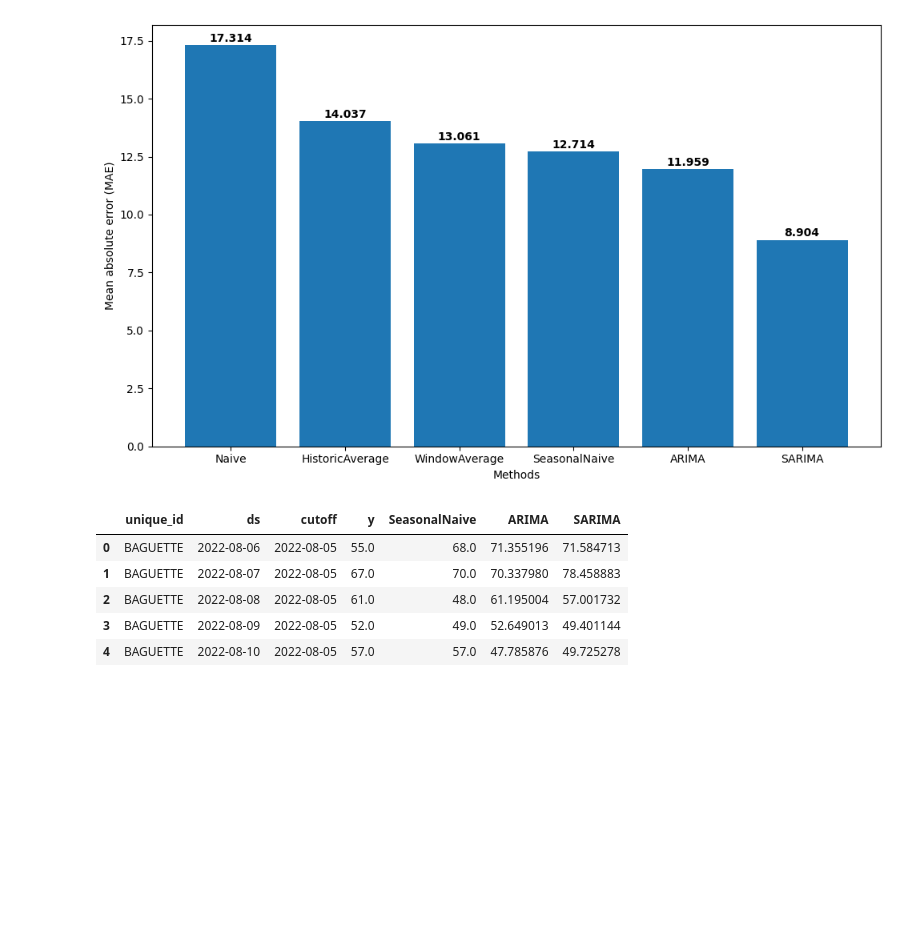
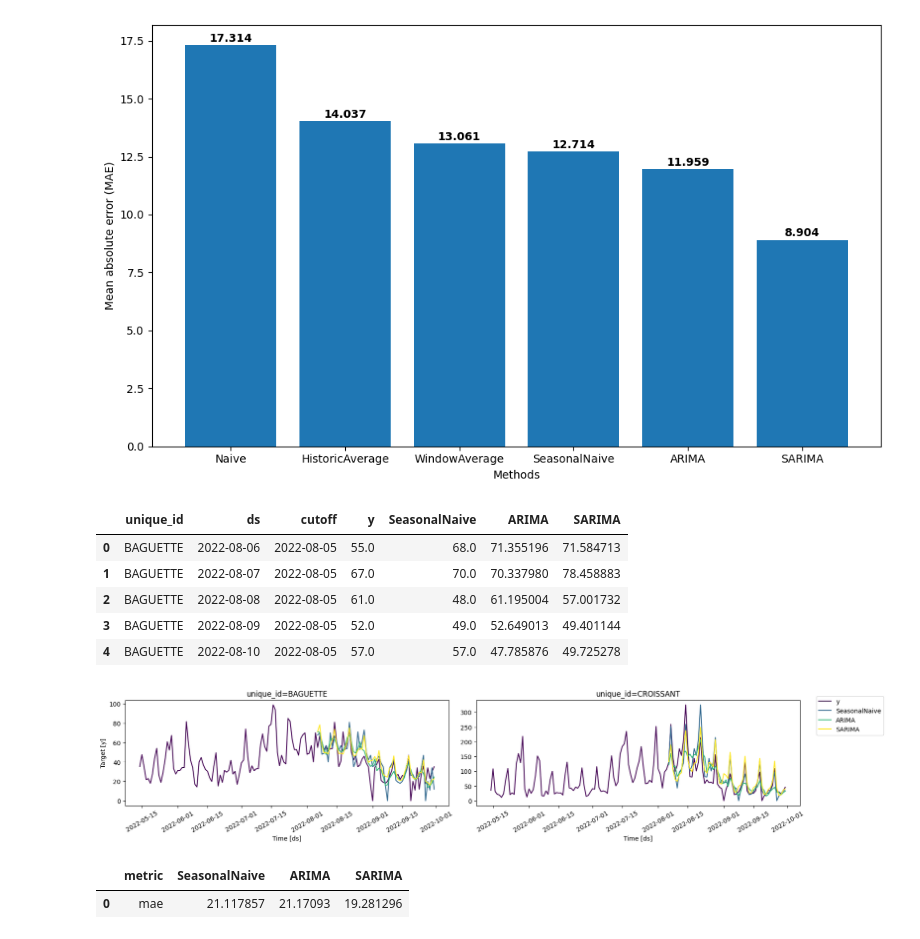
Before and after one commit to MktSachi/TimeSeriesForecasting, a Jupyter notebook: forecast_stats.ipynb, the cells around one changed output. Drawn from its saved outputs; the diff is of its cells as text; code cells hidden in the pictures; blank space fills up the shorter version.

```diff
--- a/forecast_stats.ipynb
+++ b/forecast_stats.ipynb
@@ -209,3 +209,22 @@ cv_df.head()
 | 2 | BAGUETTE | 2022-08-08 | 2022-08-05 | 61.0 | 48.0 | 61.195004 | 57.001732 |
 | 3 | BAGUETTE | 2022-08-09 | 2022-08-05 | 52.0 | 49.0 | 52.649013 | 49.401144 |
 | 4 | BAGUETTE | 2022-08-10 | 2022-08-05 | 57.0 | 57.0 | 47.785876 | 49.725278 |
+# %%
+plot_series(
+    df=small_df,
+    forecasts_df=cv_df.drop(["y", "cutoff"], axis=1),
+    ids=["BAGUETTE", "CROISSANT"],
+    max_insample_length=140,
+    palette="viridis")
+# %% [output]
+[figure, added]
+# %%
+cv_eval = evaluate(
+    cv_df.drop(["cutoff"], axis=1),
+    metrics=[mae],
+)
+cv_eval = cv_eval.drop(['unique_id'], axis=1).groupby('metric').mean().reset_index()
+cv_eval
+# %% [output]
+|  | metric | SeasonalNaive | ARIMA | SARIMA |
+| 0 | mae | 21.117857 | 21.17093 | 19.281296 |
```
Also changed, not shown: parts of 1 cell of this notebook.
